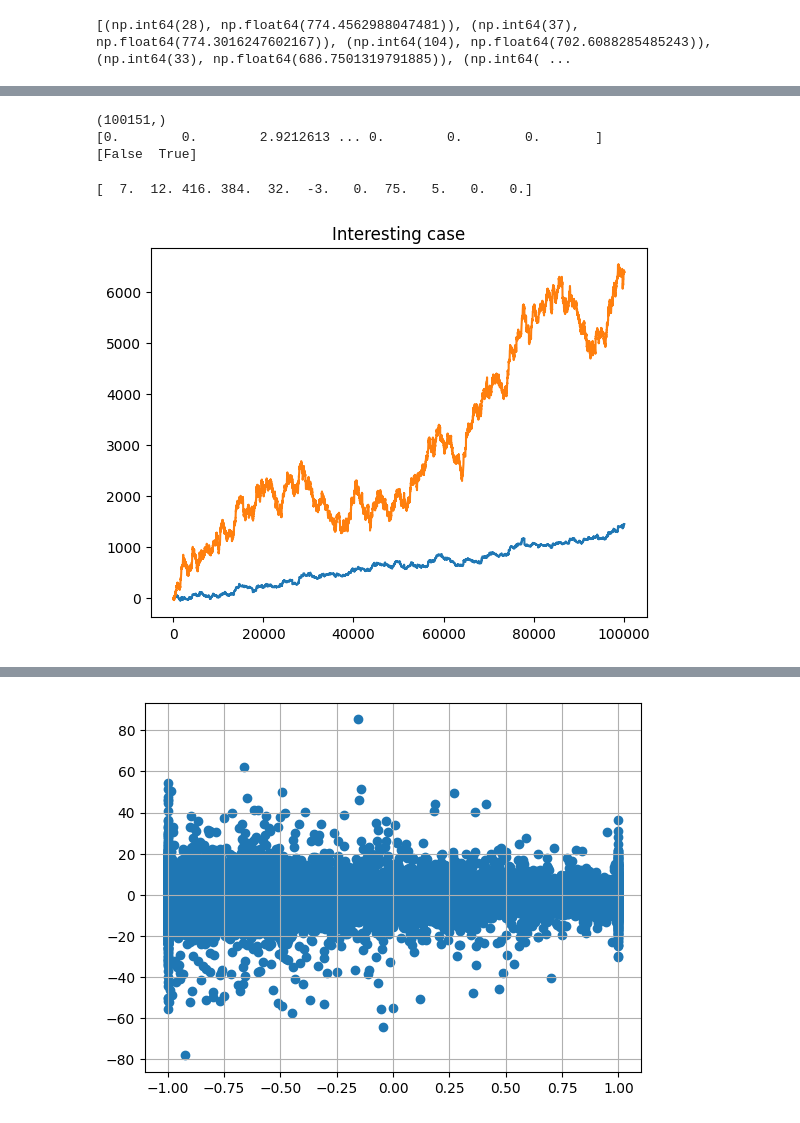
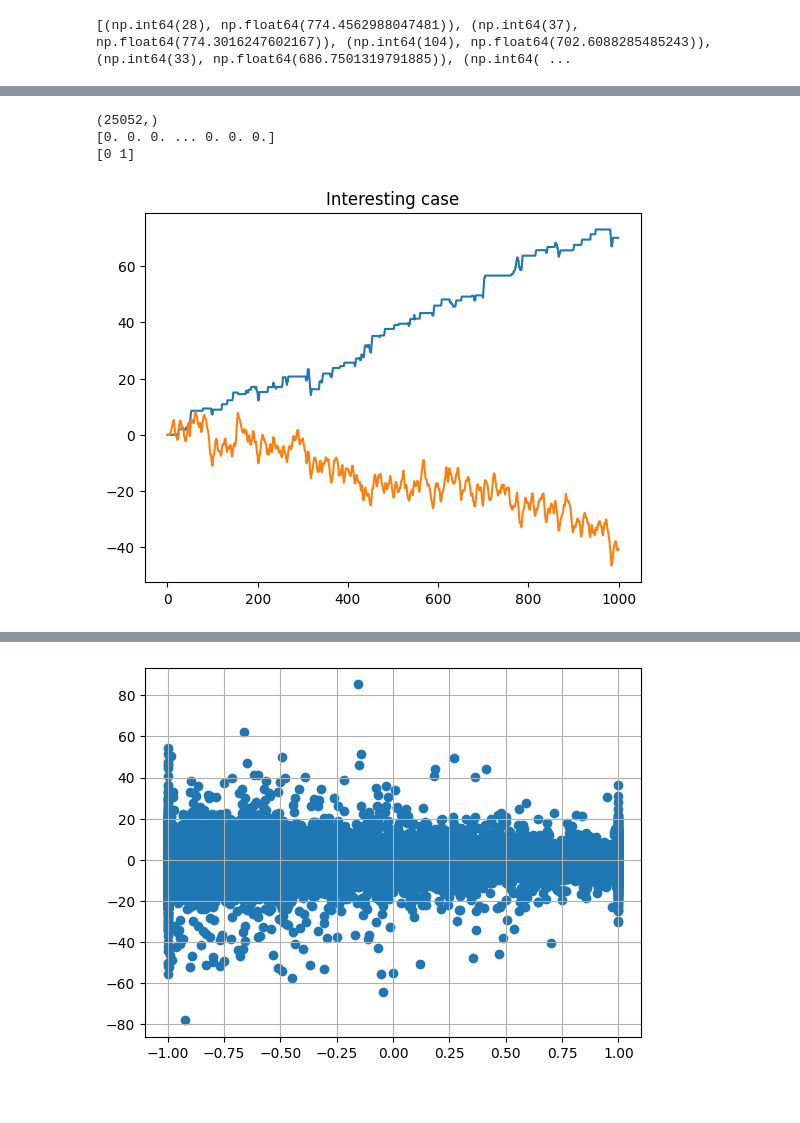
Before and after one commit to Logan-Kelsch/Structural_Regression, a Jupyter notebook: src/dev.ipynb, the cells around one changed output, grey strips where cells are left out. Drawn from its saved outputs; the diff is of its cells as text; code cells hidden in the pictures.

```diff
--- a/src/dev.ipynb
+++ b/src/dev.ipynb
@@ -789,13 +780,13 @@ solver_kwargs = {
     "t_vec"    : 'Close',
     "t_mode"   : 'AD',
     "emission" : [
-        {"ID": 15, "delta1": 3, "delta2": 12},     # DOE on future-aligned stream (fast - slow EMA)
-        {"ID": 17, "delta1": 24, "min_count": 2},  # zscore it over ~2h
-    ],
+    {"ID": 5, "alpha": "tvec", "offset": False},  # future price - current price
+    {"ID": 17, "delta1": 12, "min_count": 8},     # zscore of that forward displacement
+],
     "AD_cond"  : ('gt', 0),
 }
 
-walker = ep.Walker(0, 0.7, 7)
+walker = ep.Walker(0, 0.5, 4)
 
 i = 0
 
@@ -812,7 +803,7 @@ _R.purge_indistinguishable(X, evaluation, threshold=0.05, chunk_num=0)
 solver_kwargs["emission"].append({"ID": 5, "alpha": 0.0})
 solver_kwargs["emission"][-1]["alpha"] = walker.xi
 
-while walker.position < walker.xd:
+while True:
 
     print(f"Solver Dynamic Param Set to: {solver_kwargs['emission'][-1]['alpha']}")
     X_copy = deepcopy(X)
@@ -831,16 +822,20 @@ while walker.position < walker.xd:
 
     solver_kwargs["emission"][-1]["alpha"] = walker.walk(success)
 
+    if walker.position > walker.xd:
+        print('Walker reached destination.')
+        break
+
+    if walker.is_exhausted():
+        print('Walker has been exhausted.')
+        break
+
     if success:
         _R.purge_indistinguishable(X, evaluation, threshold=0.05, chunk_num=0)
         i += 1
     else:
         X = deepcopy(X_copy)
         i -= 1
-
-    if walker.is_exhausted():
-        print('Walker has been exhausted.')
-        break
 # %% [output]
 No Grammar OR Population provided.
 Initializing new population.
@@ -1072,6 +1156,7 @@ print(top10)
 [(np.int64(28), np.float64(774.4562988047481)), (np.int64(37), np.float64(774.3016247602167)), (np.int64(104), np.float64(702.6088285485243)), (np.int64(33), np.float64(686.7501319791885)), (np.int64( ...
 # %%
 import matplotlib.pyplot as plt
+evaluation, _ = _E.evaluate(X, _E.Solver(X, **solver_kwargs), 1)
 re = evaluation["svecs"]["raw_emission"]
 print(np.unique_counts(re>2))
 plt.plot(re > 2)
@@ -1080,7 +1167,7 @@ plt.plot(re > 2)
 # %%
 import numpy as np
 em = evaluation["svecs"]["evaluation_mask"]
-pres = ((X._X_inst[:,gid])>0).astype(int)
+pres = ((X._X_inst[X._chunk_row_idx[1],24])>0).astype(int)
 re = evaluation["svecs"]["raw_emission"]
 re = re
 print(pres.shape)
@@ -1088,23 +1175,19 @@ print(re * pres)
 res = (re * pres)
 print(np.unique(pres))
 # %% [output]
-(100151,)
-[0.        0.        2.9212613 ... 0.        0.        0.       ]
-[False  True]
+(25052,)
+[0. 0. 0. ... 0. 0. 0.]
+[0 1]
-# %%
-print(X._instructions[7])
-# %% [output]
-[  7.  12. 416. 384.  32.  -3.   0.  75.   5.   0.   0.]
 # %%
 import matplotlib.pyplot as plt
 import numpy as np
-w = -1
+w = 1000
 plt.plot(np.cumsum(res[:w]))
 plt.plot(np.cumsum(re[:w]))
 plt.title('Interesting case')
 plt.show()
 # %% [output]
-[figure, old version]
+[figure, new version]
 # %%
 import numpy as np
 import matplotlib.pyplot as plt
```
Also changed, not shown: parts of 11 cells of this notebook, 1 other file.
